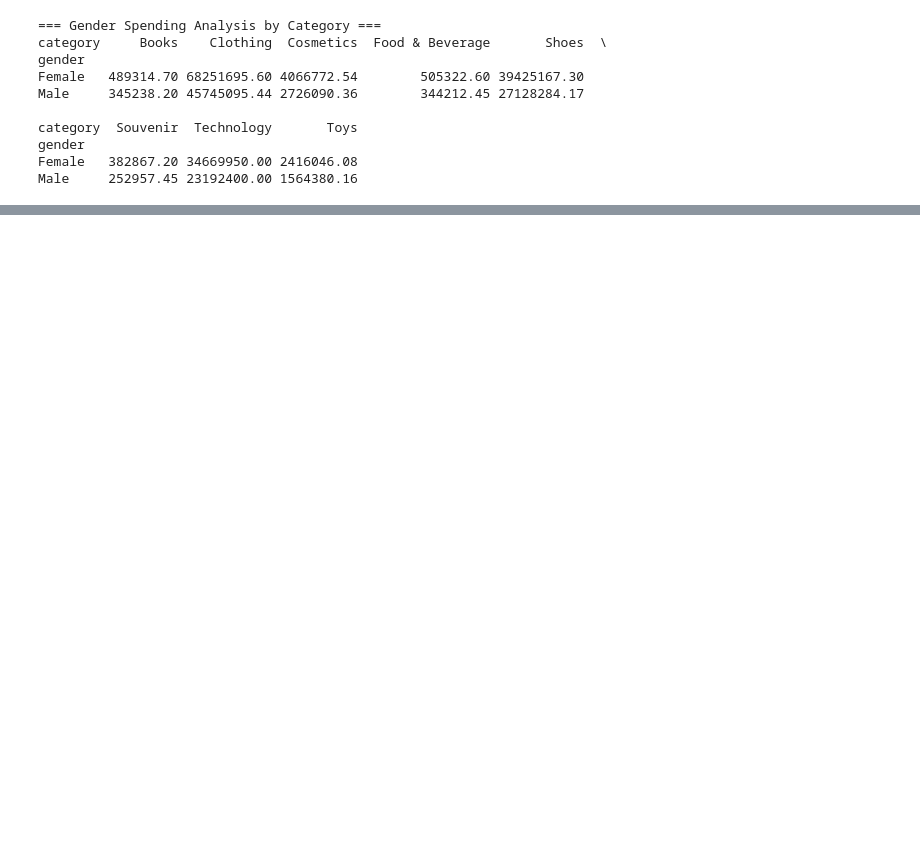
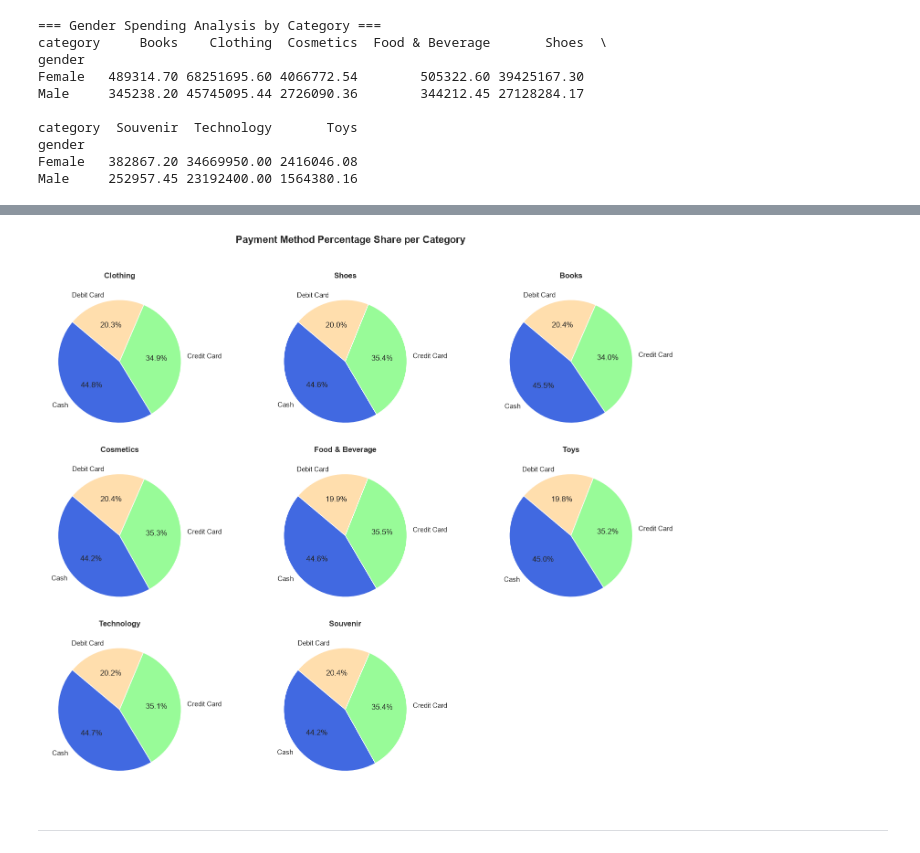
Before and after one commit to rashidmajidov/md-retail-analysis, a Jupyter notebook: notebooks/02_eda.ipynb, the cells around one changed output, grey strips where cells are left out. Saved outputs shown, nothing was run; the diff lists cells and outputs as text; code cells hidden in the pictures; blank space fills up the shorter version.

```diff
--- a/notebooks/02_eda.ipynb
+++ b/notebooks/02_eda.ipynb
@@ -339,0 +421,41 @@ fig.show()
+# %%
+num_cats = len(df['category'].unique())
+cols = 3
+rows = math.ceil(num_cats / cols)
+
+fig, axes = plt.subplots(rows, cols, figsize=(15, rows * 4))
+axes = axes.flatten()
+
+
+colors = ["royalblue", 'palegreen', 'navajowhite']
+
+for i, cat in enumerate(df['category'].unique()):
+    cat_data = df[df['category'] == cat]['payment_method'].value_counts()
+
+    axes[i].pie(
+        cat_data,
+        labels=cat_data.index,
+        autopct='%1.1f%%',
+        startangle=140,
+        colors=colors,
+        #wedgeprops=dict(width=0.6, edgecolor='w'),  # Donut
+    )
+    axes[i].set_title(
+        cat, fontsize=12, fontweight='bold', pad=10, color='#333333'
+    )
+
+for j in range(i + 1, len(axes)):
+    fig.delaxes(axes[j])
+
+plt.suptitle(
+    'Payment Method Percentage Share per Category',
+    fontsize=16,
+    fontweight='bold',
+    y=1.02,
+)
+plt.tight_layout()
+plt.show()
+# %% [output]
+[figure, added]
+# %% [markdown]
+------------------------------------------------------------------------------------------------------
```
Also changed, not shown: parts of 9 cells of this notebook, 3 other files.
